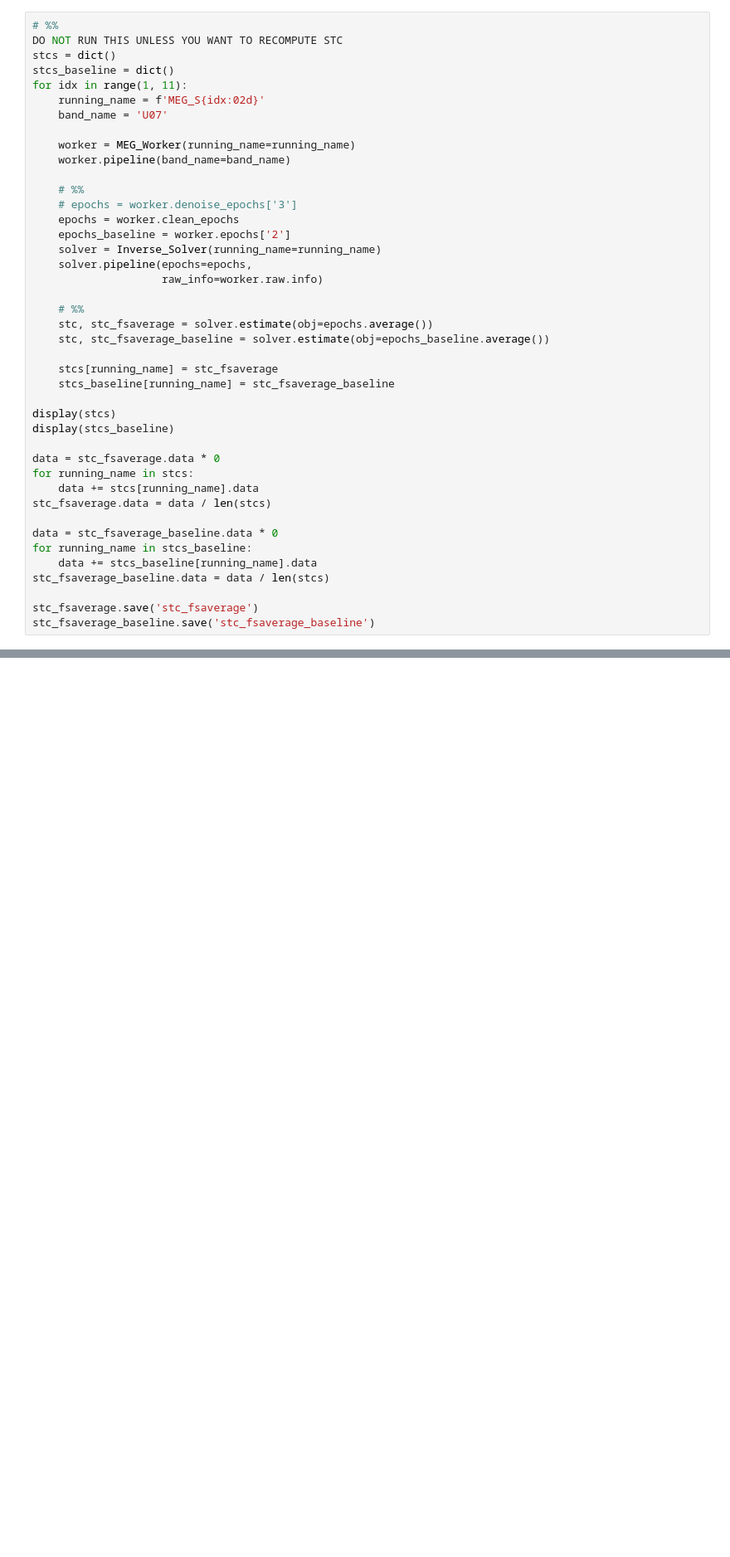
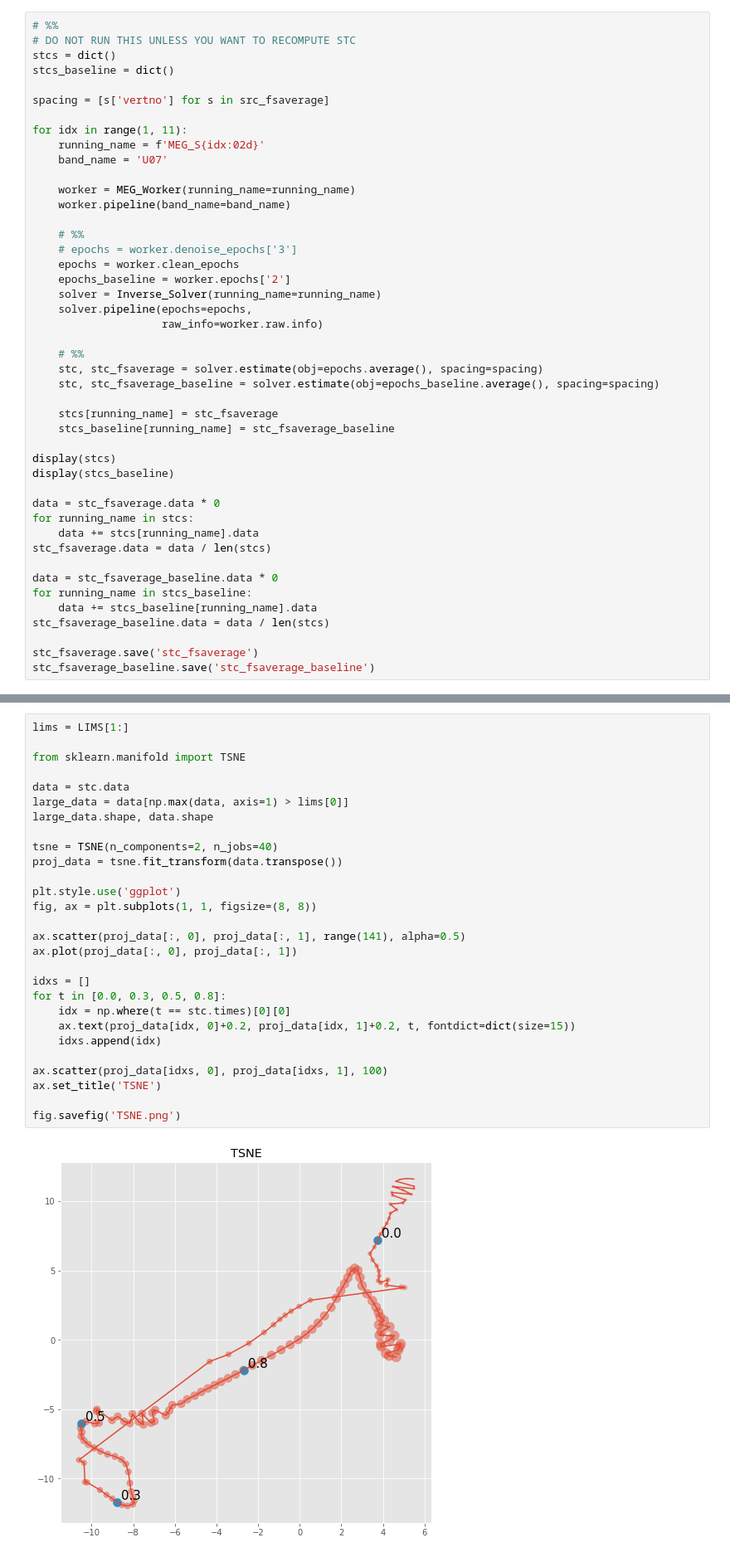
Before and after one commit to listenzcc/MEG_toolbox_zcc, a Jupyter notebook: analysis/Untitled.ipynb, the cells around one changed output, grey strips where cells are left out. Shown at 83% size. Cells and saved outputs as stored; diff of their text form; blank space fills up the shorter version.

```diff
--- a/analysis/Untitled.ipynb
+++ b/analysis/Untitled.ipynb
@@ -21,8 +64,11 @@ from inverse_solver import Inverse_Solver
 # %%
 # %%
-DO NOT RUN THIS UNLESS YOU WANT TO RECOMPUTE STC
+# DO NOT RUN THIS UNLESS YOU WANT TO RECOMPUTE STC
 stcs = dict()
 stcs_baseline = dict()
+
+spacing = [s['vertno'] for s in src_fsaverage]
+
 for idx in range(1, 11):
     running_name = f'MEG_S{idx:02d}'
     band_name = 'U07'
@@ -39,8 +85,8 @@ for idx in range(1, 11):
                     raw_info=worker.raw.info)
 
     # %%
-    stc, stc_fsaverage = solver.estimate(obj=epochs.average())
-    stc, stc_fsaverage_baseline = solver.estimate(obj=epochs_baseline.average())
+    stc, stc_fsaverage = solver.estimate(obj=epochs.average(), spacing=spacing)
+    stc, stc_fsaverage_baseline = solver.estimate(obj=epochs_baseline.average(), spacing=spacing)
 
     stcs[running_name] = stc_fsaverage
     stcs_baseline[running_name] = stc_fsaverage_baseline
@@ -158,0 +249,30 @@ lims
+# %%
+lims = LIMS[1:]
+
+from sklearn.manifold import TSNE
+
+data = stc.data
+large_data = data[np.max(data, axis=1) > lims[0]]
+large_data.shape, data.shape
+
+tsne = TSNE(n_components=2, n_jobs=40)
+proj_data = tsne.fit_transform(data.transpose())
+
+plt.style.use('ggplot')
+fig, ax = plt.subplots(1, 1, figsize=(8, 8))
+
+ax.scatter(proj_data[:, 0], proj_data[:, 1], range(141), alpha=0.5)
+ax.plot(proj_data[:, 0], proj_data[:, 1])
+
+idxs = []
+for t in [0.0, 0.3, 0.5, 0.8]:
+    idx = np.where(t == stc.times)[0][0]
+    ax.text(proj_data[idx, 0]+0.2, proj_data[idx, 1]+0.2, t, fontdict=dict(size=15))
+    idxs.append(idx)
+
+ax.scatter(proj_data[idxs, 0], proj_data[idxs, 1], 100)
+ax.set_title('TSNE')
+
+fig.savefig('TSNE.png')
+# %% [output]
+[figure, added]
```
Also changed, not shown: parts of 12 cells of this notebook, 7 other files.
